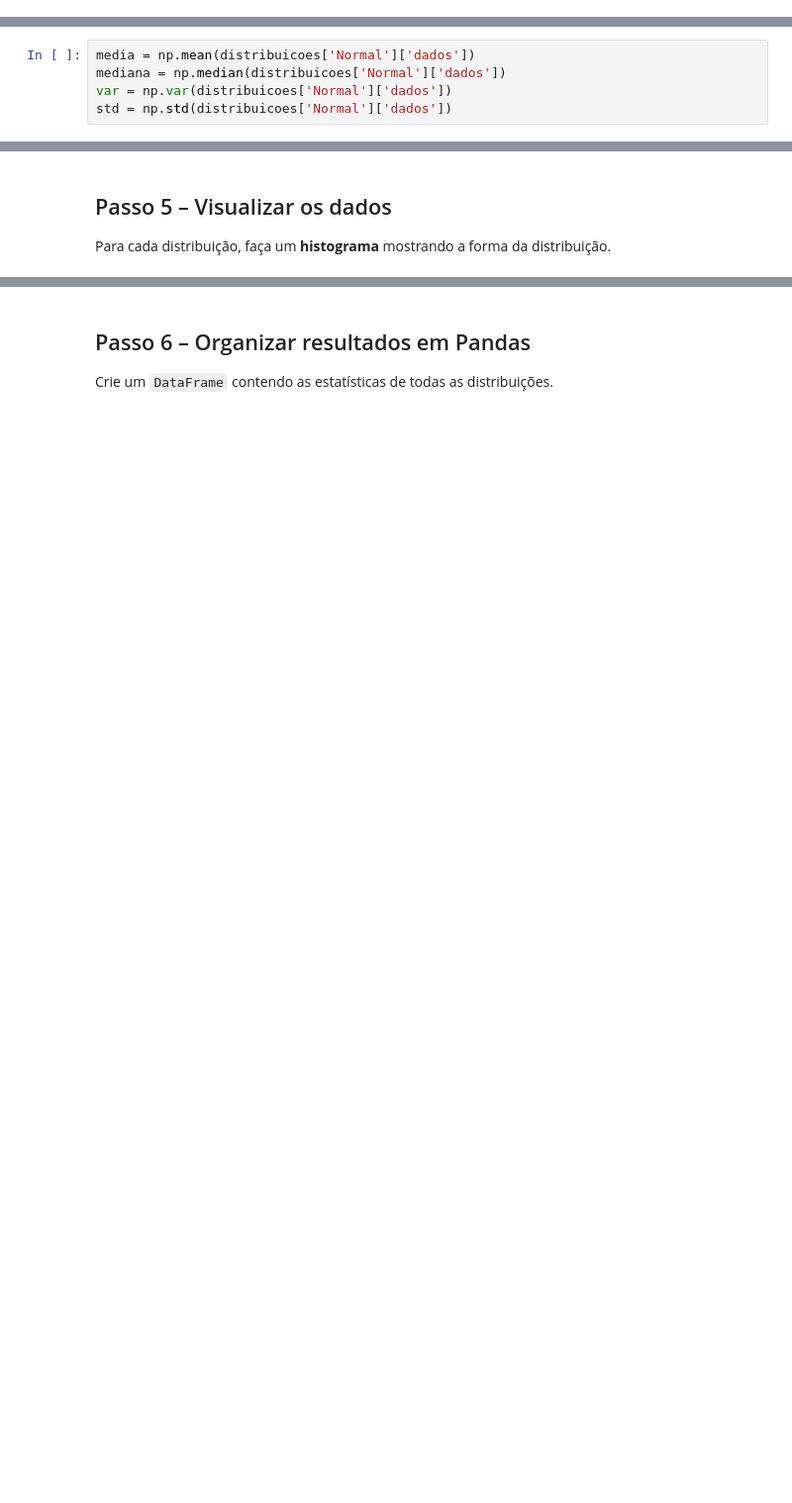
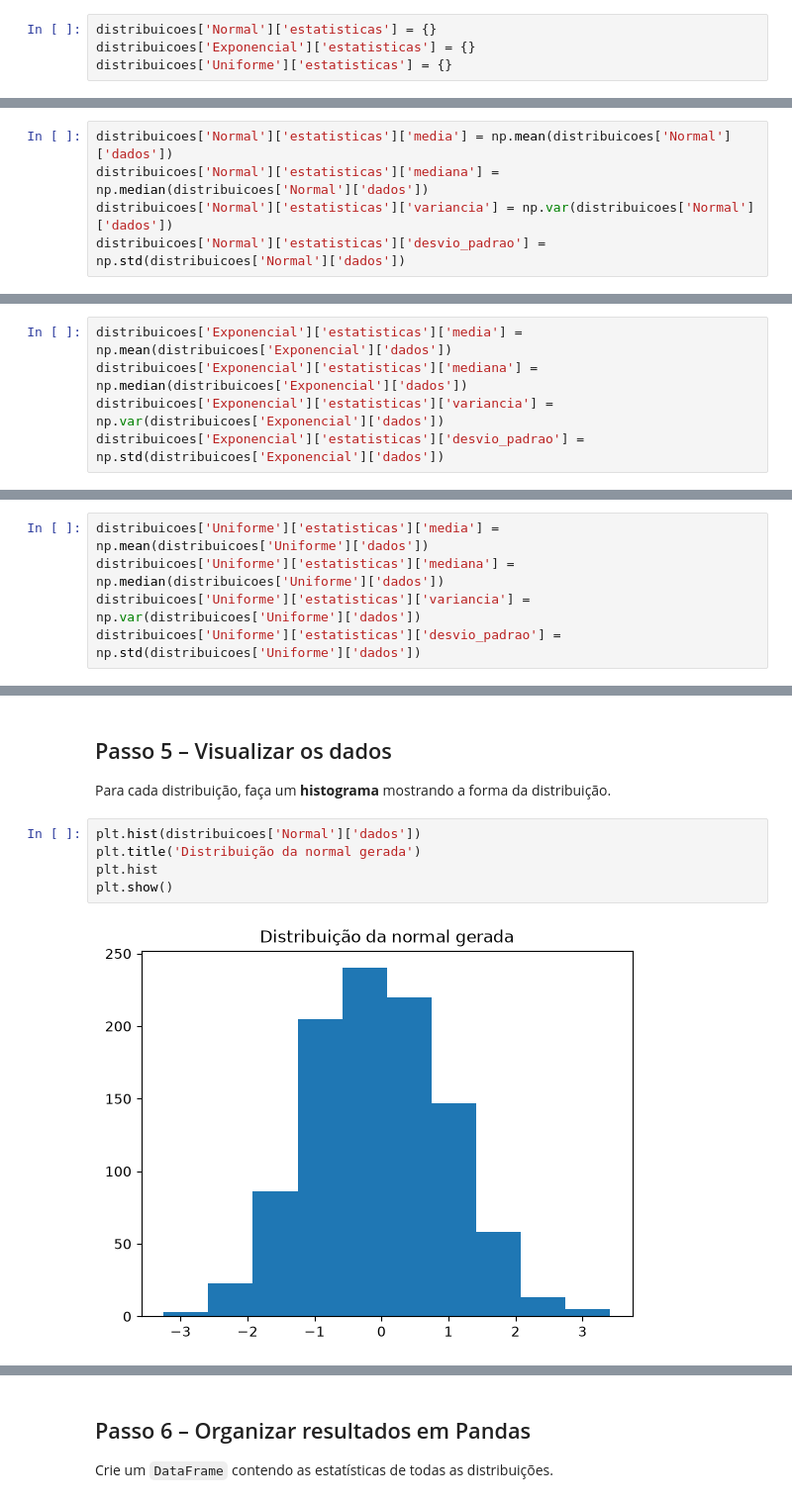
Before and after one commit to BenvenutiMateus/prog-estat, a Jupyter notebook: revisao.ipynb, the cells around one changed output, grey strips where cells are left out. Shown at 99% size. Saved outputs shown, nothing was run; the diff lists cells and outputs as text; blank space fills up the shorter version.

```diff
--- a/revisao.ipynb
+++ b/revisao.ipynb
@@ -61,10 +62,14 @@ Para cada distribuição, calcule:
 - Variância
 - Desvio padrão
 Armazene em um dicionário dentro da chave `"estatisticas"`.
+# %%
+distribuicoes['Normal']['estatisticas'] = {}
+distribuicoes['Exponencial']['estatisticas'] = {}
+distribuicoes['Uniforme']['estatisticas'] = {}
 # %% [markdown]
 ### Normal
 # %%
-media = np.mean(distribuicoes['Normal']['dados'])
-mediana = np.median(distribuicoes['Normal']['dados'])
-var = np.var(distribuicoes['Normal']['dados'])
-std = np.std(distribuicoes['Normal']['dados'])
+distribuicoes['Normal']['estatisticas']['media'] = np.mean(distribuicoes['Normal']['dados'])
+distribuicoes['Normal']['estatisticas']['mediana'] = np.median(distribuicoes['Normal']['dados'])
+distribuicoes['Normal']['estatisticas']['variancia'] = np.var(distribuicoes['Normal']['dados'])
+distribuicoes['Normal']['estatisticas']['desvio_padrao'] = np.std(distribuicoes['Normal']['dados'])
@@ -70,0 +78,5 @@ std = np.std(distribuicoes['Normal']['dados'])
+# %%
+distribuicoes['Exponencial']['estatisticas']['media'] = np.mean(distribuicoes['Exponencial']['dados'])
+distribuicoes['Exponencial']['estatisticas']['mediana'] = np.median(distribuicoes['Exponencial']['dados'])
+distribuicoes['Exponencial']['estatisticas']['variancia'] = np.var(distribuicoes['Exponencial']['dados'])
+distribuicoes['Exponencial']['estatisticas']['desvio_padrao'] = np.std(distribuicoes['Exponencial']['dados'])
@@ -70,0 +85,5 @@ std = np.std(distribuicoes['Normal']['dados'])
+# %%
+distribuicoes['Uniforme']['estatisticas']['media'] = np.mean(distribuicoes['Uniforme']['dados'])
+distribuicoes['Uniforme']['estatisticas']['mediana'] = np.median(distribuicoes['Uniforme']['dados'])
+distribuicoes['Uniforme']['estatisticas']['variancia'] = np.var(distribuicoes['Uniforme']['dados'])
+distribuicoes['Uniforme']['estatisticas']['desvio_padrao'] = np.std(distribuicoes['Uniforme']['dados'])
@@ -71,3 +92,10 @@ std = np.std(distribuicoes['Normal']['dados'])
 # %% [markdown]
 ## Passo 5 – Visualizar os dados
 Para cada distribuição, faça um **histograma** mostrando a forma da distribuição.
+# %%
+plt.hist(distribuicoes['Normal']['dados'])
+plt.title('Distribuição da normal gerada')
+plt.hist
+plt.show()
+# %% [output]
+[figure, added]
```
Also changed, not shown: parts of 12 cells of this notebook, 1 other file.
